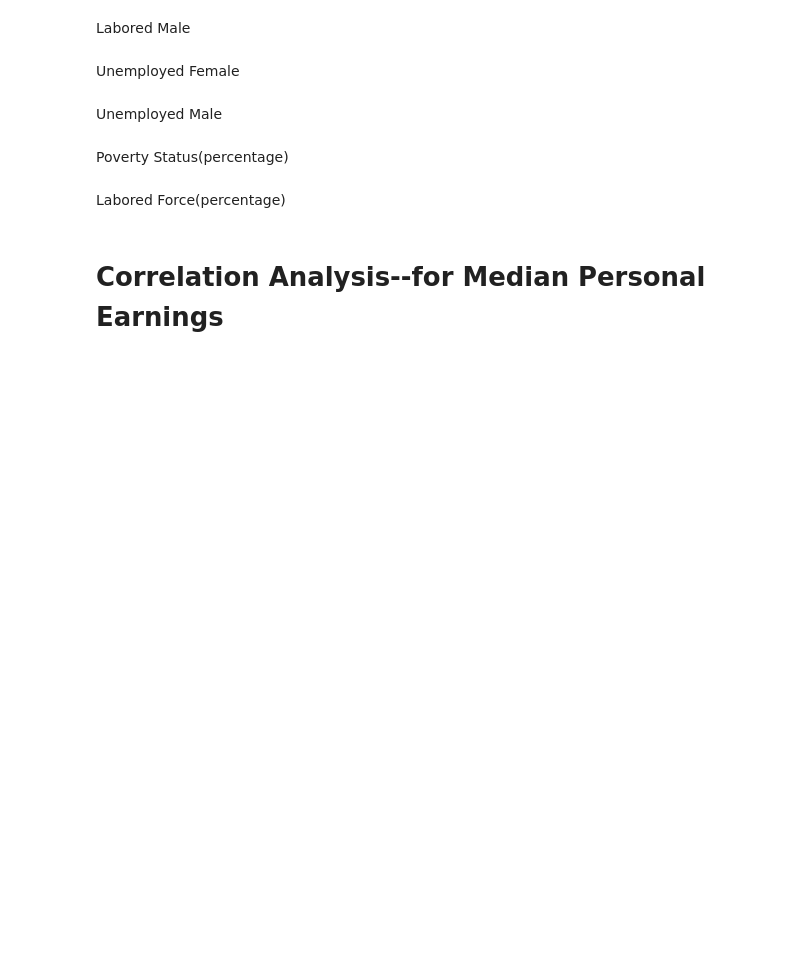
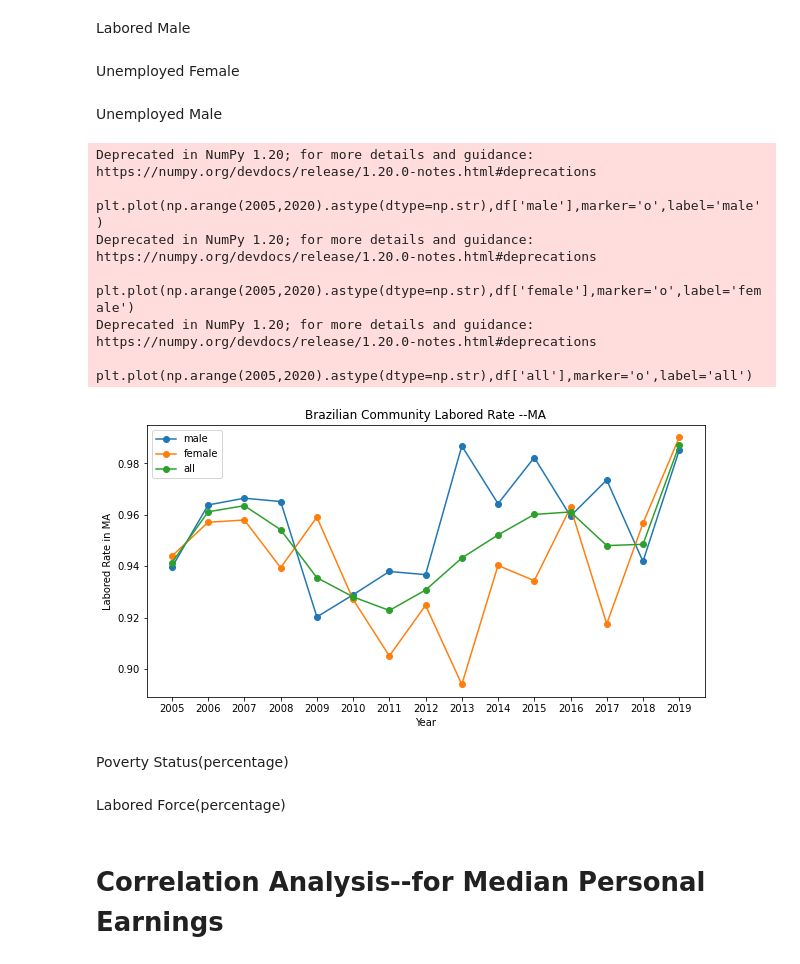
Before and after one commit to BU-Spark/ds-boston-bpda-br-census, a Jupyter notebook: Preprocessing_Qingyang/PredictionModel.ipynb, the cells around one changed output. Drawn from its saved outputs; the diff is of its cells as text; code cells hidden in the pictures; blank space fills up the shorter version.

```diff
--- a/Preprocessing_Qingyang/PredictionModel.ipynb
+++ b/Preprocessing_Qingyang/PredictionModel.ipynb
@@ -147,6 +105,46 @@ for i in range(len(x8)):
     x8[i]=float(x8[i])
 x8=x8[1:]
 x8=x8.reshape(len(x8),1)
+# %%
+#all female
+af=np.sum([x5,x7],axis=0)
+#all male
+am=np.sum([x6,x8],axis=0)
+#female employed rate
+fe=np.true_divide(x5,af).reshape((len(x5),1))
+#male employed rate
+me=np.true_divide(x6,am).reshape((len(x6),1))
+#all employed rate
+aa=np.sum([af,am],axis=0)
+ae=np.sum([x5,x6],axis=0)
+g=np.true_divide(ae,aa).reshape((len(ae),1))
+# %%
+#predict income
+x=np.array([2005,2006,2007,2008,2009,2010,2011,2012,2013,2014,2015,2016,2017,2018,2019]).reshape((15,1))
+df=pd.DataFrame()
+df['year']=x.reshape(len(x))
+df['male']=me
+df['female']=fe
+df['all']=g
+#df['year']=df['year'].astype('int64')
+
+plt.figure(figsize=(10,5))
+plt.xlabel('Year')
+plt.ylabel('Labored Rate in MA')
+plt.title("Brazilian Community Labored Rate --MA")
+plt.plot(np.arange(2005,2020).astype(dtype=np.str),df['male'],marker='o',label='male')
+plt.plot(np.arange(2005,2020).astype(dtype=np.str),df['female'],marker='o',label='female')
+plt.plot(np.arange(2005,2020).astype(dtype=np.str),df['all'],marker='o',label='all')
+plt.legend()
+plt.savefig("Brazilian Labored Rate--MA.png")
+# %% [output]
+Deprecated in NumPy 1.20; for more details and guidance: https://numpy.org/devdocs/release/1.20.0-notes.html#deprecations
+  plt.plot(np.arange(2005,2020).astype(dtype=np.str),df['male'],marker='o',label='male')
+Deprecated in NumPy 1.20; for more details and guidance: https://numpy.org/devdocs/release/1.20.0-notes.html#deprecations
+  plt.plot(np.arange(2005,2020).astype(dtype=np.str),df['female'],marker='o',label='female')
+Deprecated in NumPy 1.20; for more details and guidance: https://numpy.org/devdocs/release/1.20.0-notes.html#deprecations
+  plt.plot(np.arange(2005,2020).astype(dtype=np.str),df['all'],marker='o',label='all')
+[figure, added]
 # %% [markdown]
 Poverty Status(percentage)
 # %%
```
Also changed, not shown: parts of 30 cells of this notebook.
